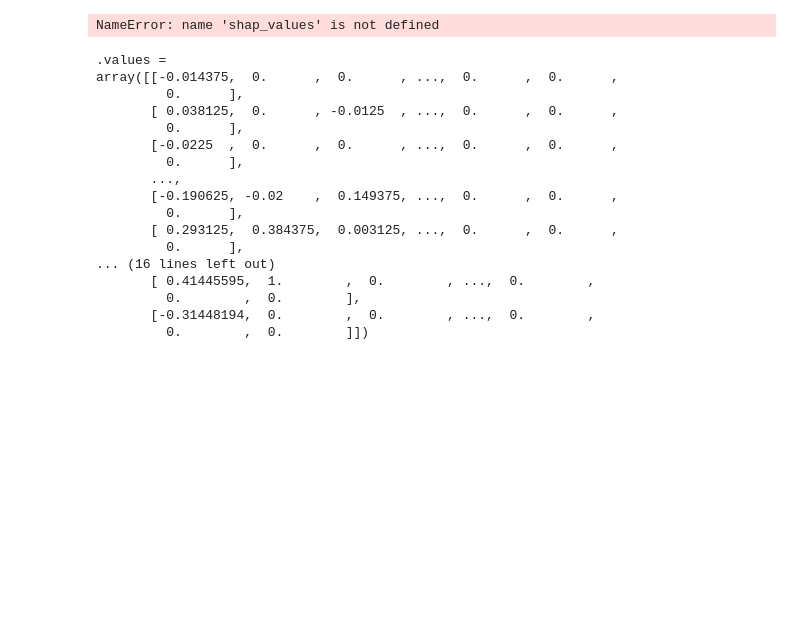
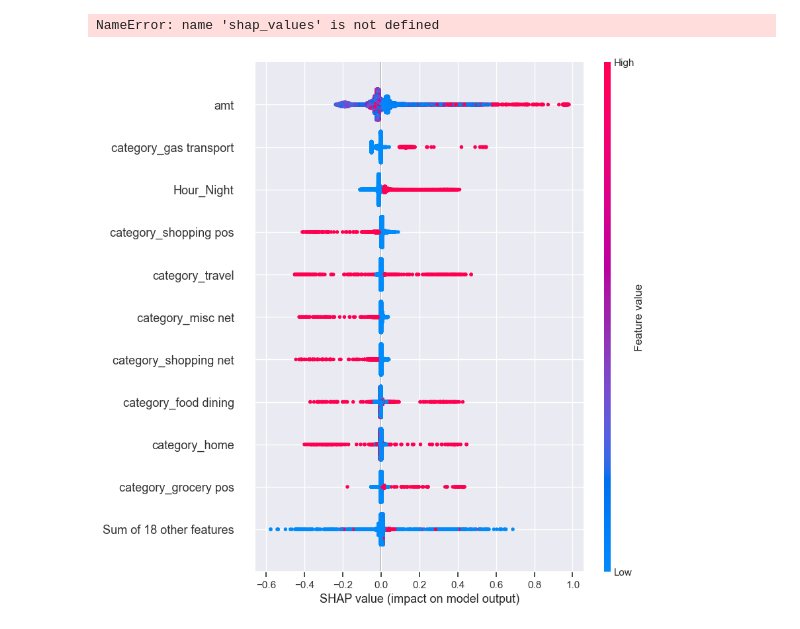
Before and after one commit to lydra4/Projects, a Jupyter notebook: Capstone/Song Yi - Part 4 - Generalisation Score Model Comparison Model Evaluation.ipynb, the cells around one changed output. Saved outputs shown, nothing was run; the diff lists cells and outputs as text; code cells hidden in the pictures; blank space fills up the shorter version.

```diff
--- a/Capstone/Song Yi - Part 4 - Generalisation Score Model Comparison Model Evaluation.ipynb
+++ b/Capstone/Song Yi - Part 4 - Generalisation Score Model Comparison Model Evaluation.ipynb
@@ -465,22 +495,7 @@ joblib.dump(shap_values, './Data/Machine Learning Model/Shap/shap_values.pkl')
 # %% [output]
 NameError: name 'shap_values' is not defined
 # %%
-joblib.load('./Data/Machine Learning Model/Shap/shap_values.pkl')
+shap_values = joblib.load('./Data/Machine Learning Model/Shap/shap_values.pkl')
+shap.plots.beeswarm(shap_values, max_display=11, plot_size=[8,10])
 # %% [output]
-.values =
-array([[-0.014375,  0.      ,  0.      , ...,  0.      ,  0.      ,
-         0.      ],
-       [ 0.038125,  0.      , -0.0125  , ...,  0.      ,  0.      ,
-         0.      ],
-       [-0.0225  ,  0.      ,  0.      , ...,  0.      ,  0.      ,
-         0.      ],
-       ...,
-       [-0.190625, -0.02    ,  0.149375, ...,  0.      ,  0.      ,
-         0.      ],
-       [ 0.293125,  0.384375,  0.003125, ...,  0.      ,  0.      ,
-         0.      ],
-... (16 lines left out)
-       [ 0.41445595,  1.        ,  0.        , ...,  0.        ,
-         0.        ,  0.        ],
-       [-0.31448194,  0.        ,  0.        , ...,  0.        ,
-         0.        ,  0.        ]])
+[figure, added]
```
Also changed, not shown: parts of 3 cells of this notebook, 2 other files.
